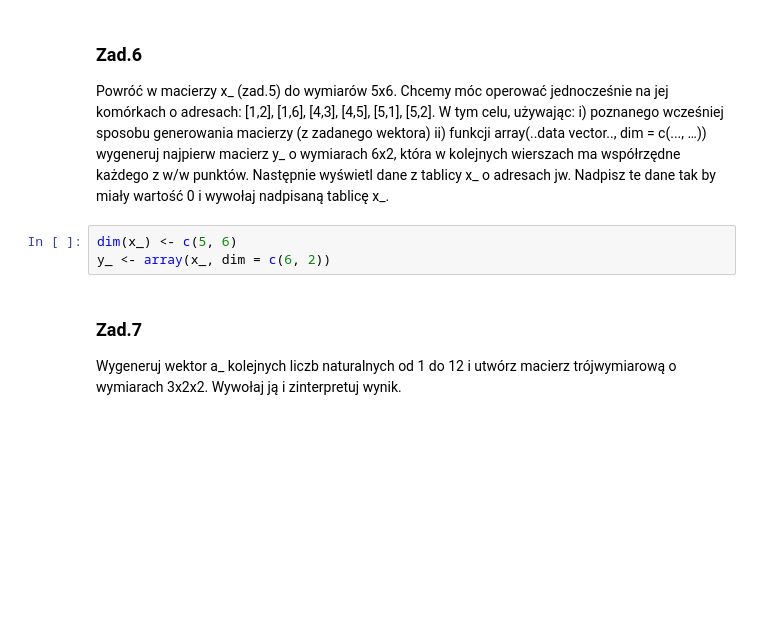
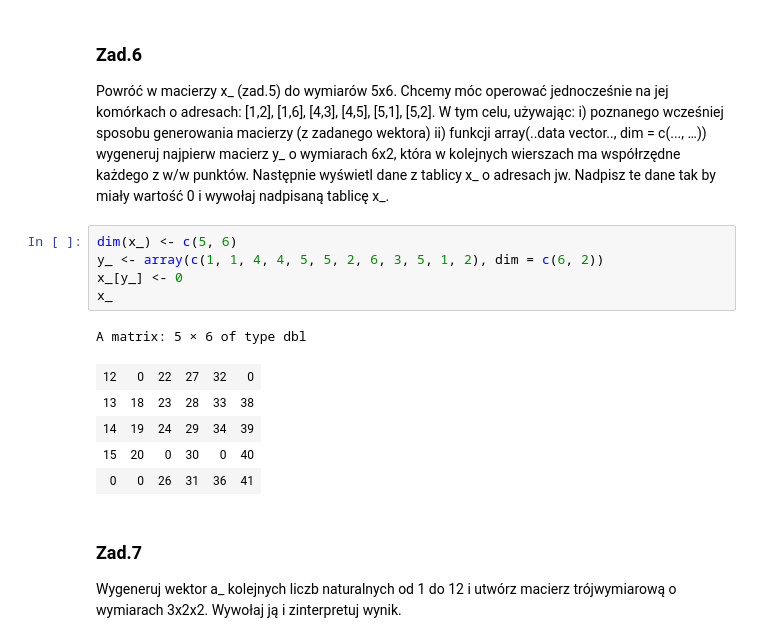
Before and after one commit to 30james00/pollub_R, a Jupyter notebook: Lab2.ipynb, the cells around one changed output. Drawn from its saved outputs; the diff is of its cells as text; blank space fills up the shorter version.

```diff
--- a/Lab2.ipynb
+++ b/Lab2.ipynb
@@ -138,7 +138,16 @@ Następnie wyświetl dane z tablicy x_ o adresach jw. Nadpisz te dane tak by mia
 wywołaj nadpisaną tablicę x_.
 # %%
 dim(x_) <- c(5, 6)
-y_ <- array(x_, dim = c(6, 2))
+y_ <- array(c(1, 1, 4, 4, 5, 5, 2, 6, 3, 5, 1, 2), dim = c(6, 2))
+x_[y_] <- 0
+x_
+# %% [output]
+A matrix: 5 × 6 of type dbl
+| 12 | 0 | 22 | 27 | 32 | 0 |
+| 13 | 18 | 23 | 28 | 33 | 38 |
+| 14 | 19 | 24 | 29 | 34 | 39 |
+| 15 | 20 | 0 | 30 | 0 | 40 |
+| 0 | 0 | 26 | 31 | 36 | 41 |
 # %% [markdown]
 ### Zad.7
 Wygeneruj wektor a_ kolejnych liczb naturalnych od 1 do 12 i utwórz macierz trójwymiarową o
```
Also changed, not shown: parts of 12 cells of this notebook.
